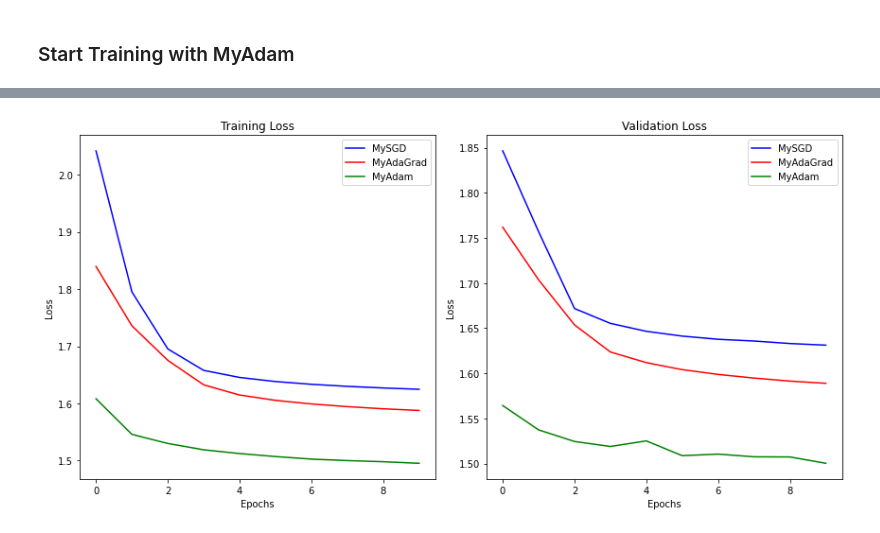
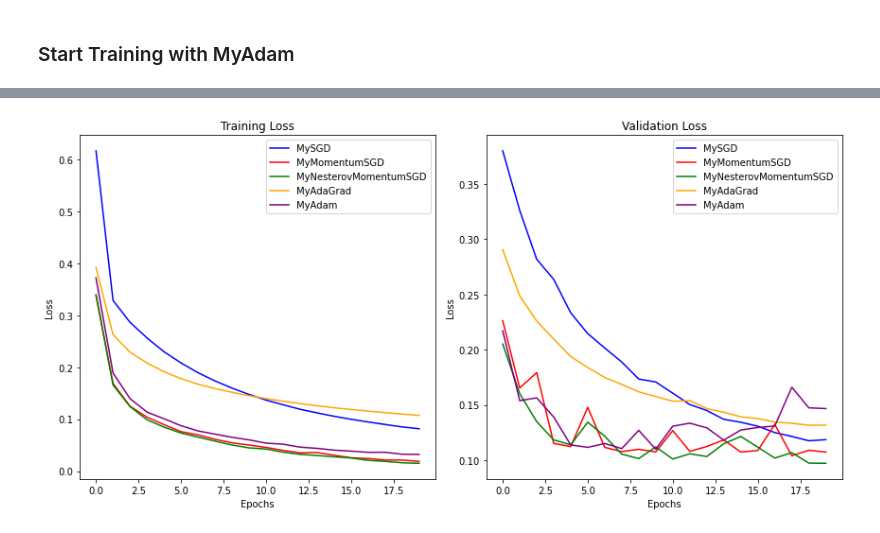
Before and after one commit to b-turan/deeplearning-co-at-work2024, a Jupyter notebook: main.ipynb, the cells around one changed output, grey strips where cells are left out. Drawn from its saved outputs; the diff is of its cells as text; code cells hidden in the pictures.

```diff
--- a/main.ipynb
+++ b/main.ipynb
@@ -260,6 +257,7 @@ If you want to use pre-computed results, uncomment the following two lines and e
 # %%
-train_loss_sgd = [0.6160, 0.3285, 0.2863, 0.2562, 0.2297, 0.2082, 0.1894, 0.1736, 0.1598, 0.1476, 0.1368, 0.1278, 0.1191, 0.1122, 0.1057, 0.0999, 0.0947, 0.0899, 0.0852, 0.0817]
-val_loss_sgd = [0.3801, 0.3262, 0.2819, 0.2637, 0.2334, 0.2146, 0.2016, 0.1889, 0.1735, 0.1708, 0.1607, 0.1504, 0.1450, 0.1370, 0.1343, 0.1308, 0.1250, 0.1215, 0.1176, 0.1186]
+# NOTE: If you want to use pre-computed results, uncomment the following two lines and execute the cell.
+# train_loss_sgd = [0.6160, 0.3285, 0.2863, 0.2562, 0.2297, 0.2082, 0.1894, 0.1736, 0.1598, 0.1476, 0.1368, 0.1278, 0.1191, 0.1122, 0.1057, 0.0999, 0.0947, 0.0899, 0.0852, 0.0817]
+# val_loss_sgd = [0.3801, 0.3262, 0.2819, 0.2637, 0.2334, 0.2146, 0.2016, 0.1889, 0.1735, 0.1708, 0.1607, 0.1504, 0.1450, 0.1370, 0.1343, 0.1308, 0.1250, 0.1215, 0.1176, 0.1186]
 # %% [markdown]
 Great! At this point you should have obtained a validation accuracy of >90% with your (mini-batch) SGD implementation. If not, you can try to tune the hyperparameters (learning rate, batch size, number of epochs, etc.) to improve the performance. However the default values should be sufficient to obtain a reasonable accuracy. The initialization of the model parameters is also important for the final performance and is one of the reasons why we obtain different results when running the same code multiple times.
 
@@ -379,9 +377,9 @@ Great! Looks like the Momentum has a significant impact on our model's performan
 
 To spare you the effort of rerunning all experiments from scratch, we've provided the option to load pre-computed results below. Utilizing these saved metrics allows you to jump right into data analysis without any delay. If you like to use the pre-computed results, simply uncomment the following code block and run it. Otherweise skip to the next topic on Nesterov Momentum.
 # %%
-# Pre-computed results
-train_loss_msgd = [0.3386, 0.1689, 0.1249, 0.1039, 0.0896, 0.0761, 0.0698, 0.0615, 0.0546, 0.0503, 0.0458, 0.0401, 0.0353, 0.0360, 0.0308, 0.0258, 0.0245, 0.0215, 0.0215, 0.0190]
-val_loss_msgd = [0.2263, 0.1654, 0.1793, 0.1152, 0.1123, 0.1479, 0.1116, 0.1078, 0.1099, 0.1075, 0.1268, 0.1080, 0.1124, 0.1183, 0.1074, 0.1088, 0.1324, 0.1040, 0.1090, 0.1074]
+# NOTE: Uncomment the following lines to use the pre-computed results
+# train_loss_msgd = [0.3386, 0.1689, 0.1249, 0.1039, 0.0896, 0.0761, 0.0698, 0.0615, 0.0546, 0.0503, 0.0458, 0.0401, 0.0353, 0.0360, 0.0308, 0.0258, 0.0245, 0.0215, 0.0215, 0.0190]
+# val_loss_msgd = [0.2263, 0.1654, 0.1793, 0.1152, 0.1123, 0.1479, 0.1116, 0.1078, 0.1099, 0.1075, 0.1268, 0.1080, 0.1124, 0.1183, 0.1074, 0.1088, 0.1324, 0.1040, 0.1090, 0.1074]
 # %% [markdown]
 # Comparison of Optimizers
 
@@ -651,7 +650,7 @@ class MyAdaGrad:
 # %%
 # Set hyperparameters
-learning_rate = 0.001
-
+learning_rate = 0.01
+num_epochs = 20
 # Initialize model and optimizer
 model_adagrad = SimpleNN().to(device)
 # optimizer_adam = torch.optim.Adam(model_adam.parameters(), lr=learning_rate)
@@ -811,10 +806,10 @@ class MyAdam:
 # %%
 # Set hyperparameters
 learning_rate = 0.001
-
+num_epochs = 20
 # Initialize model and optimizer
 model_adam = SimpleNN().to(device)
-# optimizer_adam = torch.optim.Adam(model_adam.parameters(), lr=learning_rate)
+# Here we use our own Adam optimizer
 optimizer_adam = MyAdam(model_adam.parameters(), lr=learning_rate)
 # Train model
 train_loss_adam = []
@@ -840,26 +853,31 @@ Epoch 10/10, Training Loss: 1.4954, Validation Loss: 1.5003, Validation Accuracy
 # %%
+import matplotlib.pyplot as plt
 # Plot the results
 plt.figure(figsize=(12, 6))
 
 plt.subplot(1, 2, 1)
 plt.plot(train_loss_sgd, label="MySGD", color='blue')
-plt.plot(train_loss_adagrad, label="MyAdaGrad", color='red')
-plt.plot(train_loss_adam, label="MyAdam", color='green')
+plt.plot(train_loss_msgd, label="MyMomentumSGD", color='red')
+plt.plot(train_loss_nesterov, label="MyNesterovMomentumSGD", color='green')
+plt.plot(train_loss_adagrad, label="MyAdaGrad", color='orange')
+plt.plot(train_loss_adam, label="MyAdam", color='purple')
 plt.title("Training Loss")
 plt.xlabel("Epochs")
 plt.ylabel("Loss")
 plt.legend()
 
 plt.subplot(1, 2, 2)
 plt.plot(val_loss_sgd, label="MySGD", color='blue')
-plt.plot(val_loss_adagrad, label="MyAdaGrad", color='red')
-plt.plot(val_loss_adam, label="MyAdam", color='green')
+plt.plot(val_loss_msgd, label="MyMomentumSGD", color='red')
+plt.plot(val_loss_nesterov, label="MyNesterovMomentumSGD", color='green')
+plt.plot(val_loss_adagrad, label="MyAdaGrad", color='orange')
+plt.plot(val_loss_adam, label="MyAdam", color='purple')
 plt.title("Validation Loss")
 plt.xlabel("Epochs")
 plt.ylabel("Loss")
 plt.legend()
 
 plt.tight_layout()
 plt.show()
 # %% [output]
-[figure, old version]
+[figure, new version]
```
Also changed, not shown: parts of 22 cells of this notebook.
